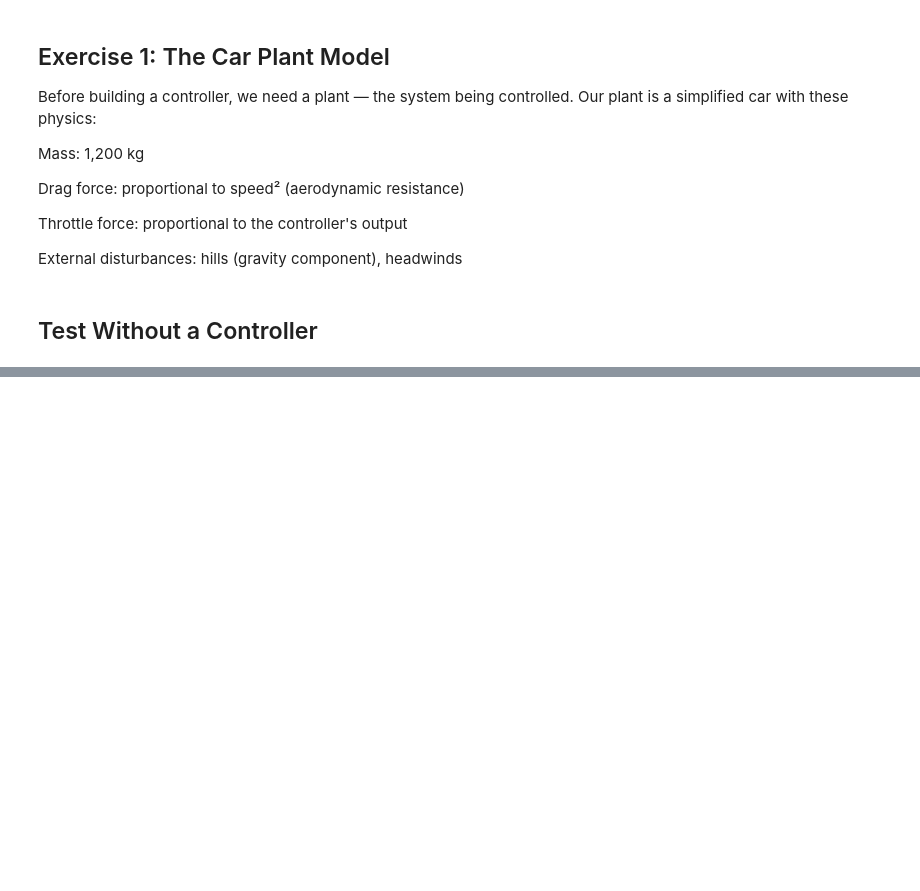
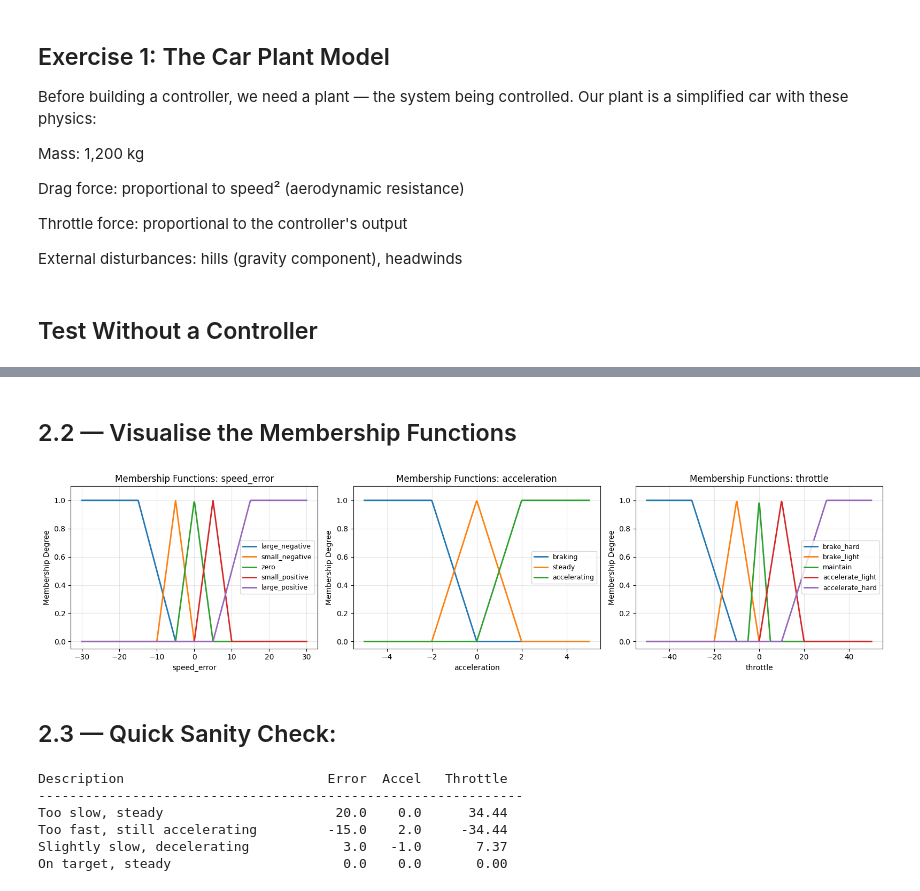
Before and after one commit to KarolisBz/ARTIFICIAL-INTELLIGENCE-LABS, a Jupyter notebook: Lab6/lab6.ipynb, the cells around one changed output, grey strips where cells are left out. Cells and saved outputs as stored; diff of their text form; code cells hidden in the pictures; blank space fills up the shorter version.

```diff
--- a/Lab6/lab6.ipynb
+++ b/Lab6/lab6.ipynb
@@ -256,0 +310,39 @@ class CarPlant:
+# %% [markdown]
+## 2.2 — Visualise the Membership Functions
+# %%
+fig, axes = plt.subplots(1, 3, figsize=(16, 4))
+
+plot_membership_functions(mamdani.input_variable("speed_error"), ax=axes[0])
+plot_membership_functions(mamdani.input_variable("acceleration"), ax=axes[1])
+plot_membership_functions(mamdani.output_variable("throttle"), ax=axes[2])
+
+plt.tight_layout()
+plt.show()
+# %% [output]
+[figure, added]
+# %% [markdown]
+## 2.3 — Quick Sanity Check:
+# %%
+test_cases = [
+    (20.0, 0.0, "Too slow, steady"),
+    (-15.0, 2.0, "Too fast, still accelerating"),
+    (3.0, -1.0, "Slightly slow, decelerating"),
+    (0.0, 0.0, "On target, steady"),
+]
+
+print(f"{'Description':<35} {'Error':>6} {'Accel':>6} {'Throttle':>10}")
+print("-" * 62)
+
+for err, acc, desc in test_cases:
+    mamdani.input_variable("speed_error").value = err
+    mamdani.input_variable("acceleration").value = acc
+    mamdani.process()
+    throttle = get_output(mamdani, "throttle")
+    print(f"{desc:<35} {err:>6.1f} {acc:>6.1f} {throttle:>10.2f}")
+# %% [output]
+Description                          Error  Accel   Throttle
+--------------------------------------------------------------
+Too slow, steady                      20.0    0.0      34.44
+Too fast, still accelerating         -15.0    2.0     -34.44
+Slightly slow, decelerating            3.0   -1.0       7.37
+On target, steady                      0.0    0.0       0.00
```
Also changed, not shown: parts of 10 cells of this notebook, 1 other file.
